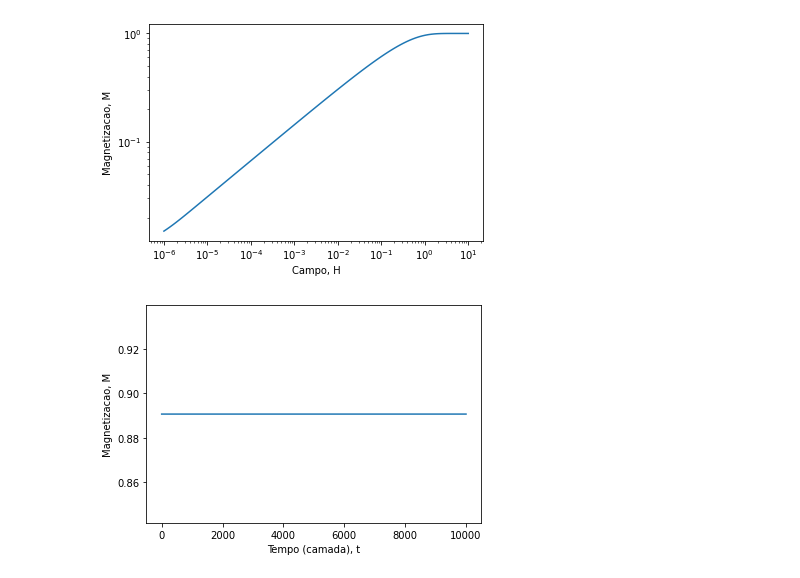
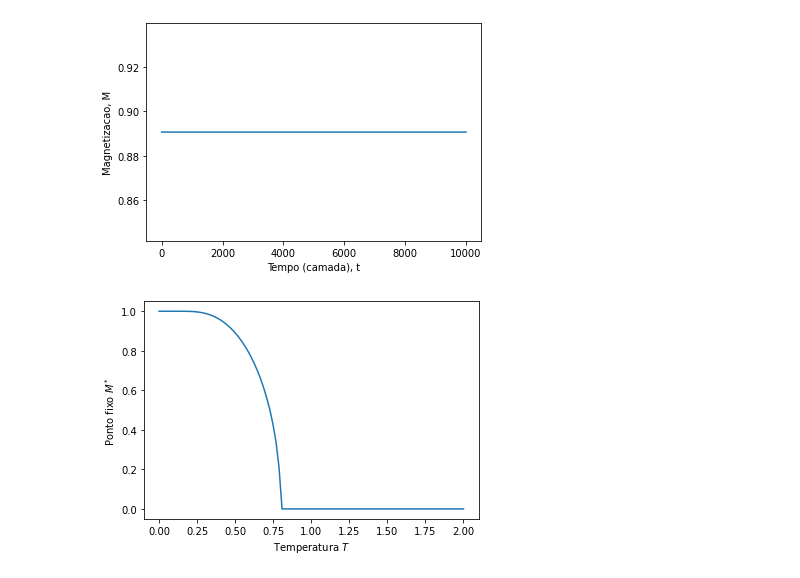
Before and after one commit to neuro-physics/annni-phase-trans-py, a Jupyter notebook: simula_ktz.ipynb, the cells around one changed output. Cells and saved outputs as stored; diff of their text form; code cells hidden in the pictures.

```diff
--- a/simula_ktz.ipynb
+++ b/simula_ktz.ipynb
@@ -22,59 +34,62 @@ plt.show()
 # %%
-import sys
-del sys.modules['modules.SimulacaoKTz']
-del ktzsim
-import modules.SimulacaoKTz as ktzsim
 
 #define parametros fase ferromagnetica (ver diagrama KT no plano de trabalho)
 
-K             = 0.0
-T             = 1.0
-delta         = 0.0
-lamb          = 0.0
-xR            = 0.0
-t_transiente  = 10000
-t_total       = 20000
-x0            = [1.0,1.0]
-H_valores     = np.logspace(-6,1,100)
-mapa_nome     = 'kttanh'
+K     = 0.2
+T     = 0.5
+delta = 0.0
+lamb  = 0.0
+xR    = 0.0
+H     = 0.0
+t_transiente = 10000
+t_total      = 20000
+x0           = numpy.array([1.0,1.0],dtype=numpy.float64)
+mapa_nome    = 'kttanh'
 
 
 
-x       = ktzsim.RodaSimulacao_Varios_H(K,T,delta,lamb,xR,H_valores,t_transiente,t_total,x0,mapa_nome,num_repete_bootstrap=0)[0]
+x       = ktzsim.RodaSimulacaoMapa(K,T,delta,lamb,xR,H,t_transiente,t_total,x0,mapa_nome)
+t_dados = np.arange(x.shape[0])
 
 fig,ax = plt.subplots(nrows=1,ncols=1)
-ax.plot(H_valores,x)
-ax.set_xlabel('Campo, H')
+ax.plot(t_dados,x[:,0])
+ax.set_xlabel('Tempo (camada), t')
 ax.set_ylabel('Magnetizacao, M')
-ax.set_xscale('log')
-ax.set_yscale('log')
 plt.show()
 # %% [output]
-[figure, old version]
+[figure, new version]
 # %%
-
-#define parametros fase ferromagnetica (ver diagrama KT no plano de trabalho)
-
 K     = 0.2
 T     = 0.5
 delta = 0.0
 lamb  = 0.0
 xR    = 0.0
 H     = 0.0
 t_transiente = 10000
 t_total      = 20000
-x0           = [1.0,1.0]
+x0           = numpy.array([1.0,1.0],dtype=numpy.float64)
 mapa_nome    = 'kttanh'
 
 
+def lineariza_lista(lst):
+    return [ m for m_l in lst for m in m_l ]
 
-x       = ktzsim.RodaSimulacaoMapa(K,T,delta,lamb,xR,H,t_transiente,t_total,x0,mapa_nome)
-t_dados = np.arange(x.shape[0])
+T_valores = np.linspace(0.0001,2,100)
 
-fig,ax = plt.subplots(nrows=1,ncols=1)
-ax.plot(t_dados,x[:,0])
-ax.set_xlabel('Tempo (camada), t')
-ax.set_ylabel('Magnetizacao, M')
+x_dados = []
+T_dados = []
+for T in T_valores:
+    x  = ktzsim.RodaSimulacaoMapa(K,T,delta,lamb,xR,H,t_transiente,t_total,x0,mapa_nome)
+    x_unico = np.unique(x[:,0])
+    x_dados.append(x_unico)
+    T_dados.append(T * np.ones(x_unico.size))
+
+T_dados = np.array(lineariza_lista(T_dados))
+x_dados = np.array(lineariza_lista(x_dados))
+
+plt.plot(T_dados,x_dados,'-')
+plt.xlabel(r'Temperatura $T$')
+plt.ylabel(r'Ponto fixo $M^*$')
 plt.show()
 # %% [output]
-[figure, old version]
+[figure, new version]
```
Also changed, not shown: parts of 5 cells of this notebook, 5 other files.
